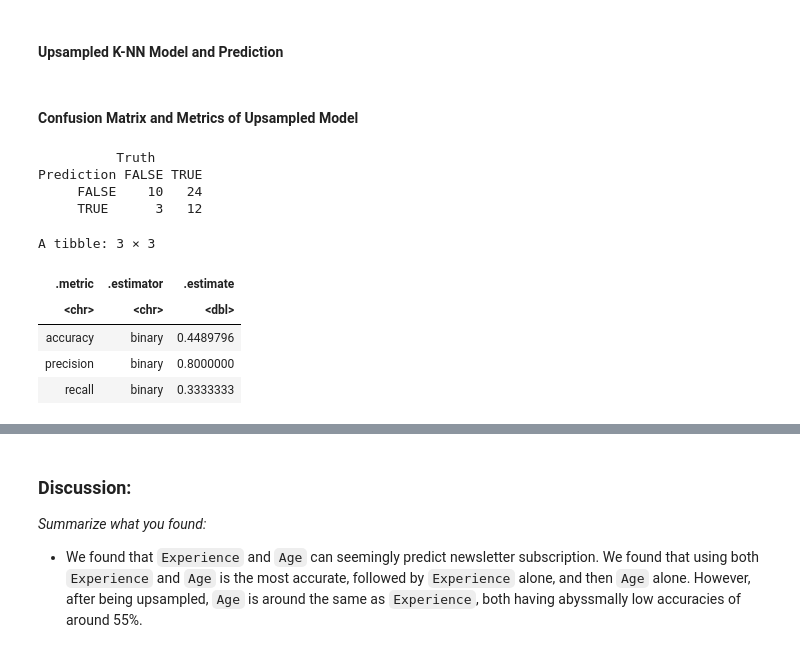
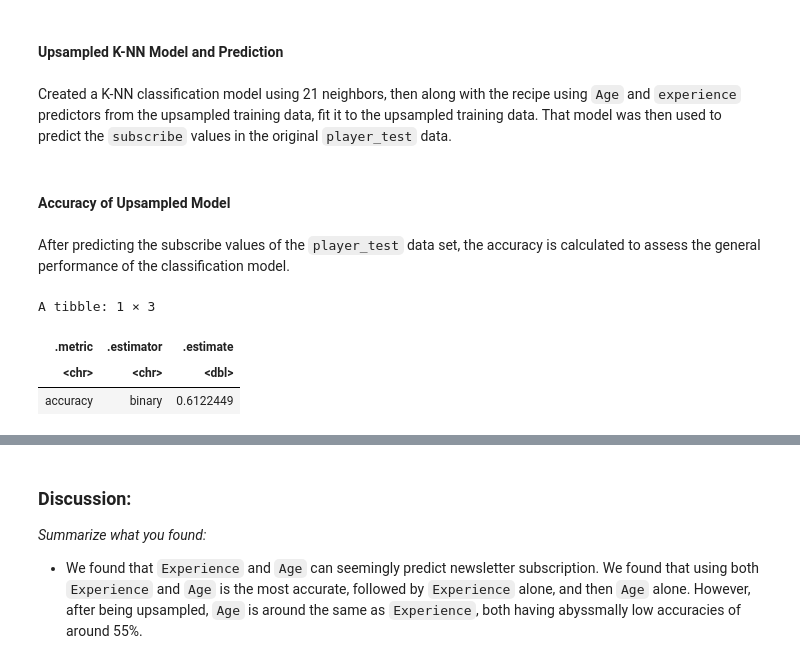
Before and after one commit to PraiseBeTheSun/DSCI-100-GROUP-PROJECT, a Jupyter notebook: DSCI Group 11 project.ipynb, the cells around one changed output, grey strips where cells are left out. Drawn from its saved outputs; the diff is of its cells as text; code cells hidden in the pictures.

```diff
--- a/DSCI Group 11 project.ipynb
+++ b/DSCI Group 11 project.ipynb
@@ -477,7 +458,9 @@ balanced_max_both_accuracy <- balanced_both_tune |>
 # %% [markdown]
 #### Upsampled K-NN Model and Prediction
+# %% [markdown]
+Created a K-NN classification model using 21 neighbors, then along with the recipe using `Age` and `experience` predictors from the upsampled training data, fit it to the upsampled training data. That model was then used to predict the `subscribe` values in the original `player_test` data.
 # %%
-balanced_knn_spec_tuned <- nearest_neighbor(weight_func = "rectangular", neighbors = 1) |>
+balanced_knn_spec_tuned <- nearest_neighbor(weight_func = "rectangular", neighbors = 21) |>
                 set_engine("kknn") |>
                 set_mode("classification")
 
@@ -489,31 +472,16 @@ balanced_knn_fit <- workflow() |>
 balanced_player_predict <- predict(balanced_knn_fit, player_test) |>
                 bind_cols(player_test)
 # %% [markdown]
-#### Confusion Matrix and Metrics of Upsampled Model
+#### Accuracy of Upsampled Model
+# %% [markdown]
+After predicting the subscribe values of the `player_test` data set, the accuracy is calculated to assess the general performance of the classification model.
 # %%
-balanced_prediction_conf_mat <- balanced_player_predict |>
-                        conf_mat(truth = subscribe, estimate = .pred_class)
-
 balanced_prediction_accuracy <- balanced_player_predict |>
                         metrics(truth = subscribe, estimate = .pred_class) |>
                         filter(.metric == "accuracy")
-
-balanced_prediction_precision <- balanced_player_predict |> # TRUE is the second event level
-                        precision(truth = subscribe, estimate = .pred_class, event_level = "second")
-
-balanced_prediction_recall <- balanced_player_predict |>
-                        recall(truth = subscribe, estimate = .pred_class, event_level = "second")
-
-balanced_prediction_conf_mat
-bind_rows(balanced_prediction_accuracy, balanced_prediction_precision, balanced_prediction_recall)
+balanced_prediction_accuracy
 # %% [output]
-          Truth
-Prediction FALSE TRUE
-     FALSE    10   24
-     TRUE      3   12
+A tibble: 1 × 3
-A tibble: 3 × 3
 | .metric | .estimator | .estimate |
 | <chr> | <chr> | <dbl> |
-| accuracy | binary | 0.4489796 |
-| precision | binary | 0.8000000 |
-| recall | binary | 0.3333333 |
+| accuracy | binary | 0.6122449 |
```
Also changed, not shown: parts of 51 cells of this notebook.
